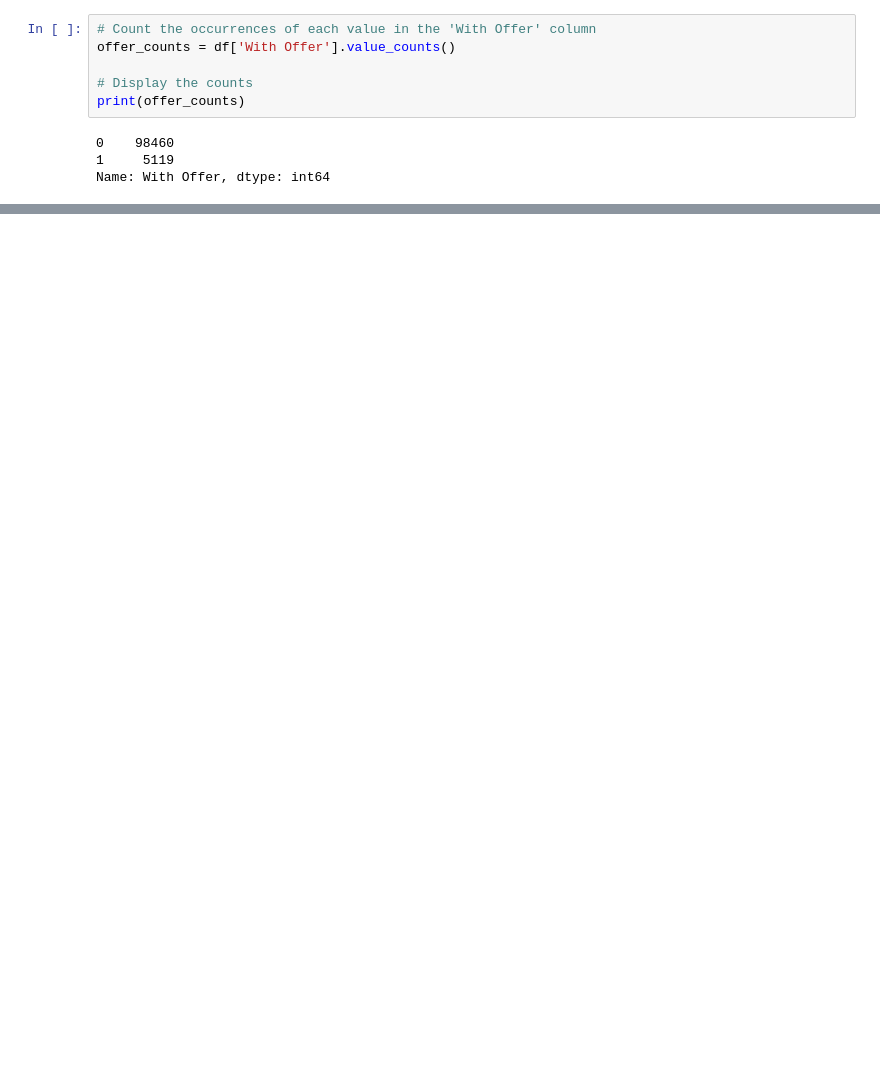
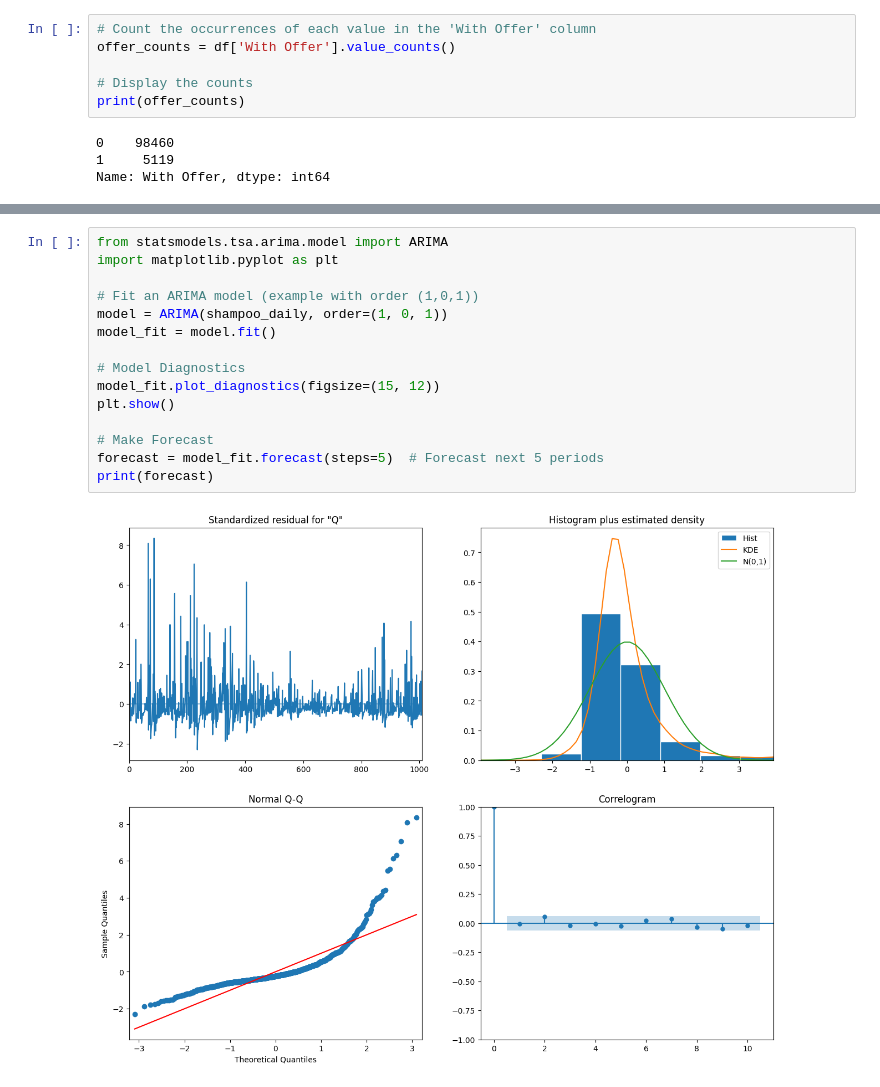
Before and after one commit to mra49/Capstone, a Jupyter notebook: SalesForecasting.ipynb, the cells around one changed output, grey strips where cells are left out. Cells and saved outputs as stored; diff of their text form; blank space fills up the shorter version.

```diff
--- a/SalesForecasting.ipynb
+++ b/SalesForecasting.ipynb
@@ -347,0 +515,17 @@ print(item_size_description.head(30))  # Adjust the number as needed to see more
+# %%
+from statsmodels.tsa.arima.model import ARIMA
+import matplotlib.pyplot as plt
+
+# Fit an ARIMA model (example with order (1,0,1))
+model = ARIMA(shampoo_daily, order=(1, 0, 1))
+model_fit = model.fit()
+
+# Model Diagnostics
+model_fit.plot_diagnostics(figsize=(15, 12))
+plt.show()
+
+# Make Forecast
+forecast = model_fit.forecast(steps=5)  # Forecast next 5 periods
+print(forecast)
+# %% [output]
+[figure, added]
```
Also changed, not shown: parts of 51 cells of this notebook.
